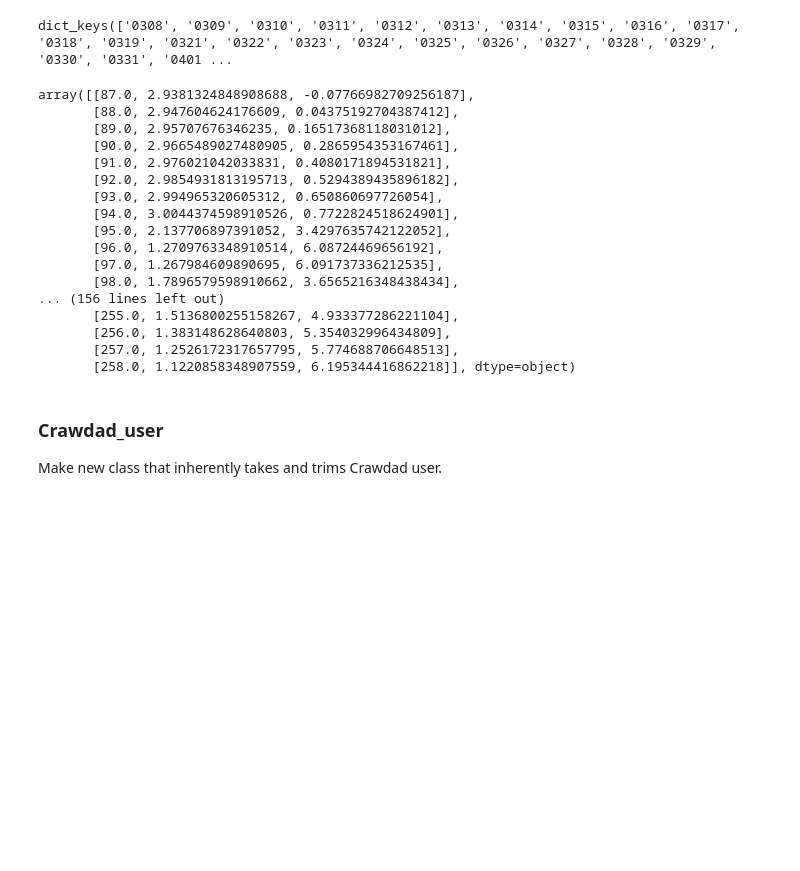
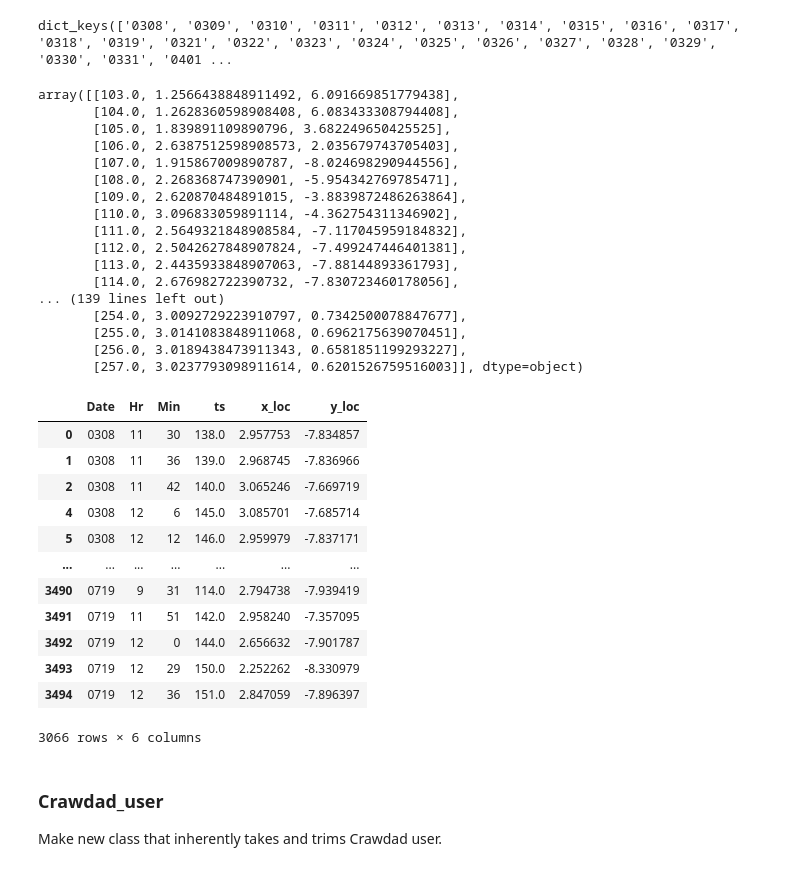
Before and after one commit to tj-kim/MEC_python, a Jupyter notebook: crawdad_mobility/21_04_16 db_loading.ipynb, the cells around one changed output. Saved outputs shown, nothing was run; the diff lists cells and outputs as text; code cells hidden in the pictures; blank space fills up the shorter version.

```diff
--- a/crawdad_mobility/21_04_16 db_loading.ipynb
+++ b/crawdad_mobility/21_04_16 db_loading.ipynb
@@ -128,25 +128,41 @@ traces.keys()
 # %% [output]
 dict_keys(['0308', '0309', '0310', '0311', '0312', '0313', '0314', '0315', '0316', '0317', '0318', '0319', '0321', '0322', '0323', '0324', '0325', '0326', '0327', '0328', '0329', '0330', '0331', '0401 ...
 # %%
-traces['0502']
+traces['0503']
 # %% [output]
-array([[87.0, 2.9381324848908688, -0.07766982709256187],
-       [88.0, 2.947604624176609, 0.04375192704387412],
-       [89.0, 2.95707676346235, 0.16517368118031012],
-       [90.0, 2.9665489027480905, 0.2865954353167461],
-       [91.0, 2.976021042033831, 0.4080171894531821],
-       [92.0, 2.9854931813195713, 0.5294389435896182],
-       [93.0, 2.994965320605312, 0.650860697726054],
-       [94.0, 3.0044374598910526, 0.7722824518624901],
-       [95.0, 2.137706897391052, 3.4297635742122052],
-       [96.0, 1.2709763348910514, 6.08724469656192],
-       [97.0, 1.267984609890695, 6.091737336212535],
-       [98.0, 1.7896579598910662, 3.6565216348438434],
-... (156 lines left out)
-       [255.0, 1.5136800255158267, 4.933377286221104],
-       [256.0, 1.383148628640803, 5.354032996434809],
-       [257.0, 1.2526172317657795, 5.774688706648513],
-       [258.0, 1.1220858348907559, 6.195344416862218]], dtype=object)
+array([[103.0, 1.2566438848911492, 6.091669851779438],
+       [104.0, 1.2628360598908408, 6.083433308794408],
+       [105.0, 1.839891109890796, 3.682249650425525],
+       [106.0, 2.6387512598908573, 2.035679743705403],
+       [107.0, 1.915867009890787, -8.024698290944556],
+       [108.0, 2.268368747390901, -5.954342769785471],
+       [109.0, 2.620870484891015, -3.8839872486263864],
+       [110.0, 3.096833059891114, -4.362754311346902],
+       [111.0, 2.5649321848908584, -7.117045959184832],
+       [112.0, 2.5042627848907824, -7.499247446401381],
+       [113.0, 2.4435933848907063, -7.88144893361793],
+       [114.0, 2.676982722390732, -7.830723460178056],
+... (139 lines left out)
+       [254.0, 3.0092729223910797, 0.7342500078847677],
+       [255.0, 3.0141083848911068, 0.6962175639070451],
+       [256.0, 3.0189438473911343, 0.6581851199293227],
+       [257.0, 3.0237793098911614, 0.6201526759516003]], dtype=object)
+# %%
+df
+# %% [output]
+|  | Date | Hr | Min | ts | x_loc | y_loc |
+| 0 | 0308 | 11 | 30 | 138.0 | 2.957753 | -7.834857 |
+| 1 | 0308 | 11 | 36 | 139.0 | 2.968745 | -7.836966 |
+| 2 | 0308 | 11 | 42 | 140.0 | 3.065246 | -7.669719 |
+| 4 | 0308 | 12 | 6 | 145.0 | 3.085701 | -7.685714 |
+| 5 | 0308 | 12 | 12 | 146.0 | 2.959979 | -7.837171 |
+| ... | ... | ... | ... | ... | ... | ... |
+| 3490 | 0719 | 9 | 31 | 114.0 | 2.794738 | -7.939419 |
+| 3491 | 0719 | 11 | 51 | 142.0 | 2.958240 | -7.357095 |
+| 3492 | 0719 | 12 | 0 | 144.0 | 2.656632 | -7.901787 |
+| 3493 | 0719 | 12 | 29 | 150.0 | 2.252262 | -8.330979 |
+| 3494 | 0719 | 12 | 36 | 151.0 | 2.847059 | -7.896397 |
+3066 rows × 6 columns
 # %% [markdown]
 ### Crawdad_user
 
```
Also changed, not shown: 5 other files.
